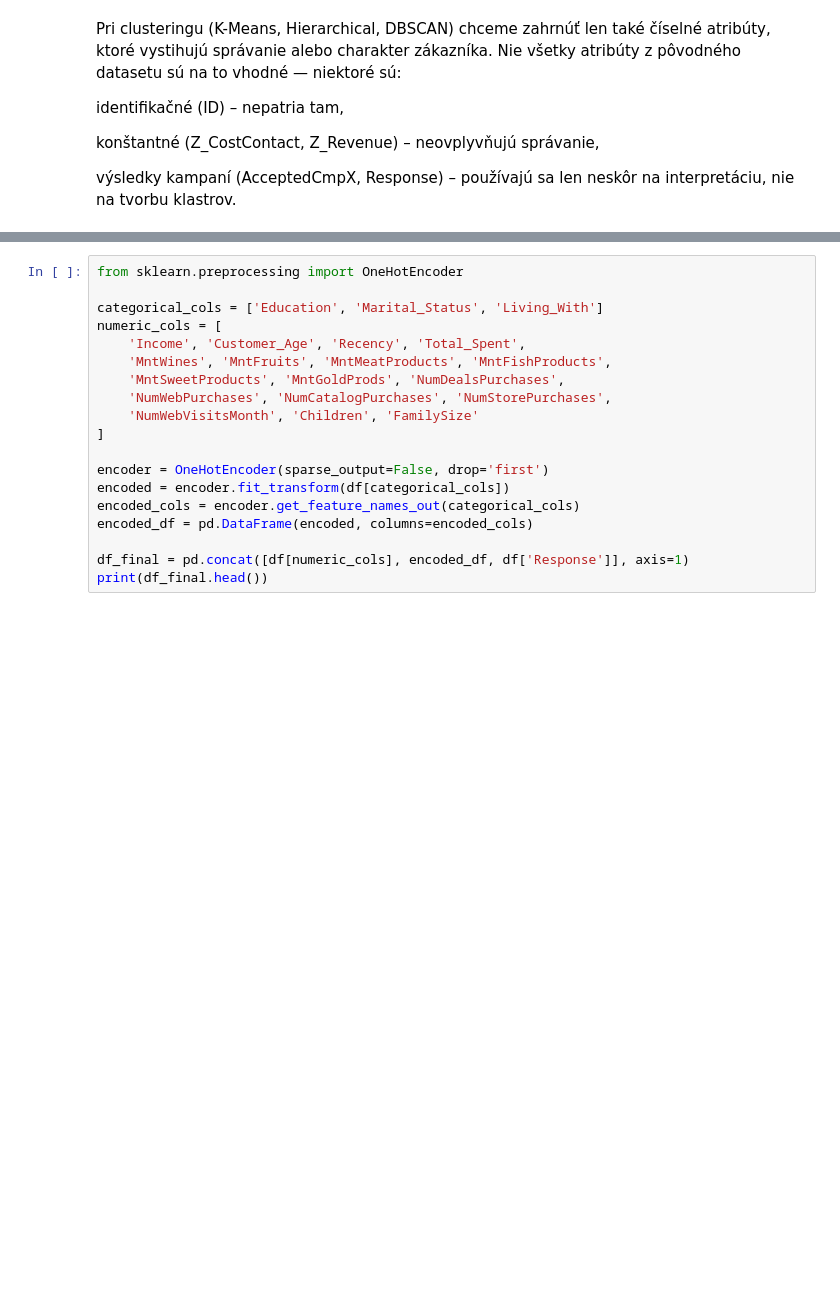
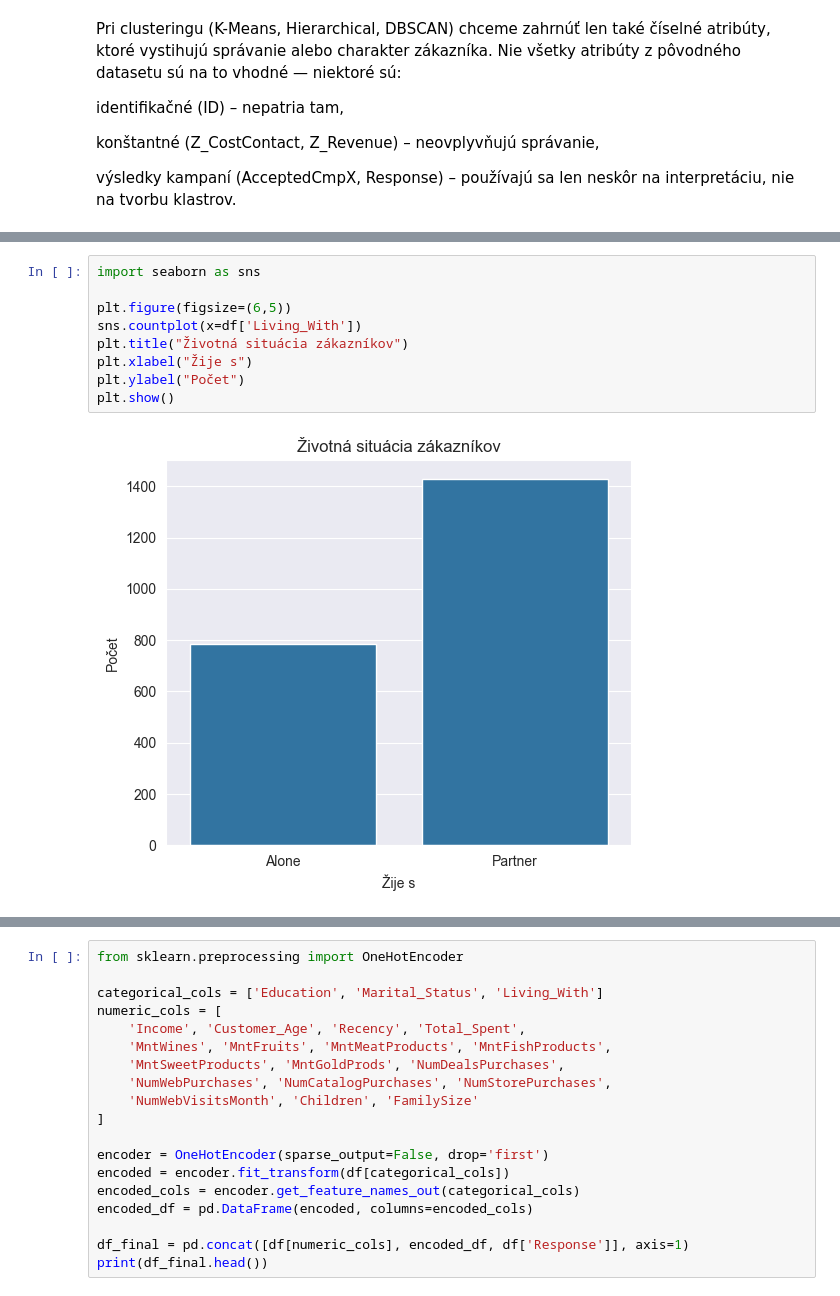
Before and after one commit to Kucharito/MachineLearning2, a Jupyter notebook: Projekt#1.ipynb, the cells around one changed output, grey strips where cells are left out. Cells and saved outputs as stored; diff of their text form; blank space fills up the shorter version.

```diff
--- a/Projekt#1.ipynb
+++ b/Projekt#1.ipynb
@@ -204,0 +225,11 @@ výsledky kampaní (AcceptedCmpX, Response) – používajú sa len neskôr na i
+# %%
+import seaborn as sns
+
+plt.figure(figsize=(6,5))
+sns.countplot(x=df['Living_With'])
+plt.title("Životná situácia zákazníkov")
+plt.xlabel("Žije s")
+plt.ylabel("Počet")
+plt.show()
+# %% [output]
+[figure, added]
```
Also changed, not shown: parts of 12 cells of this notebook.
